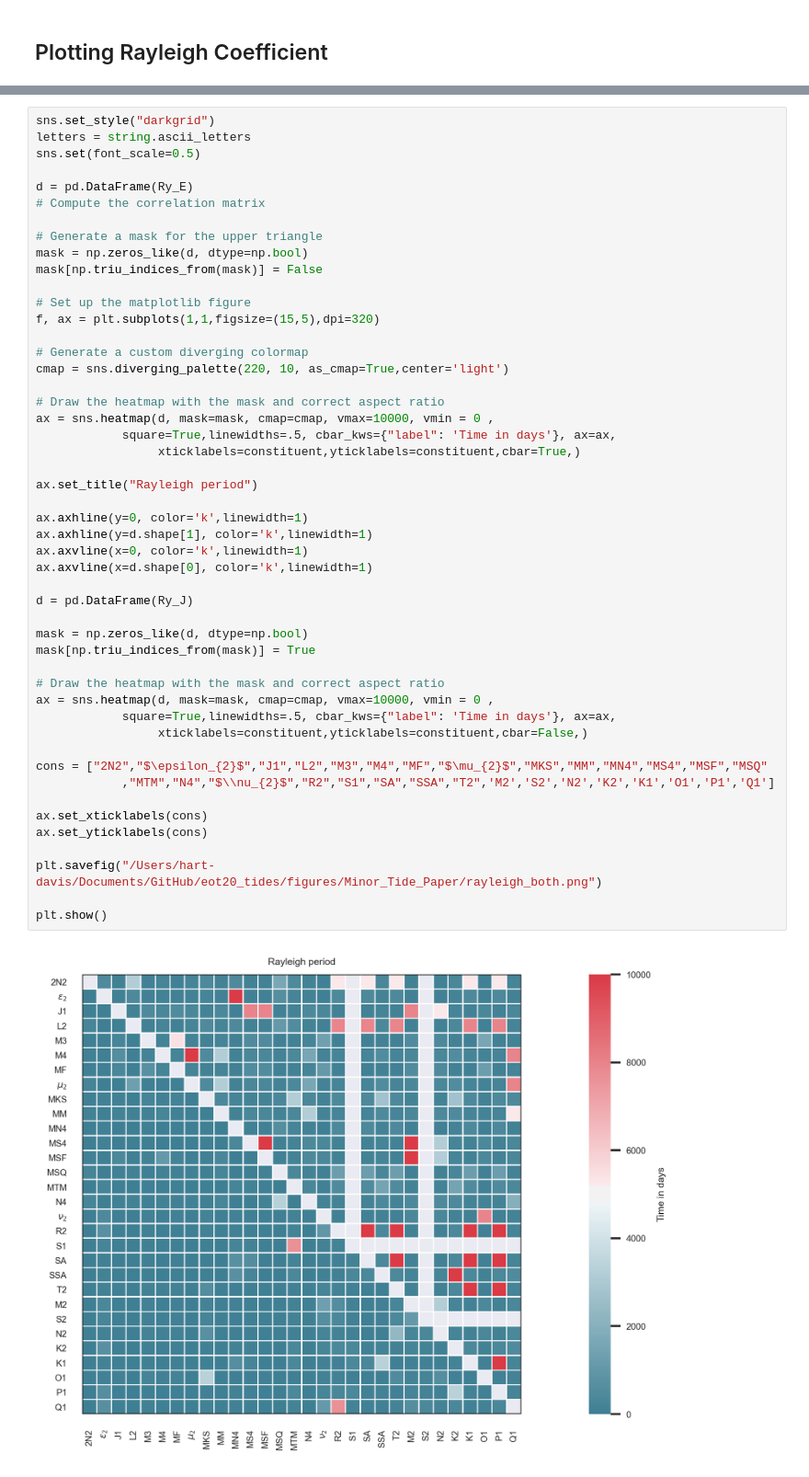
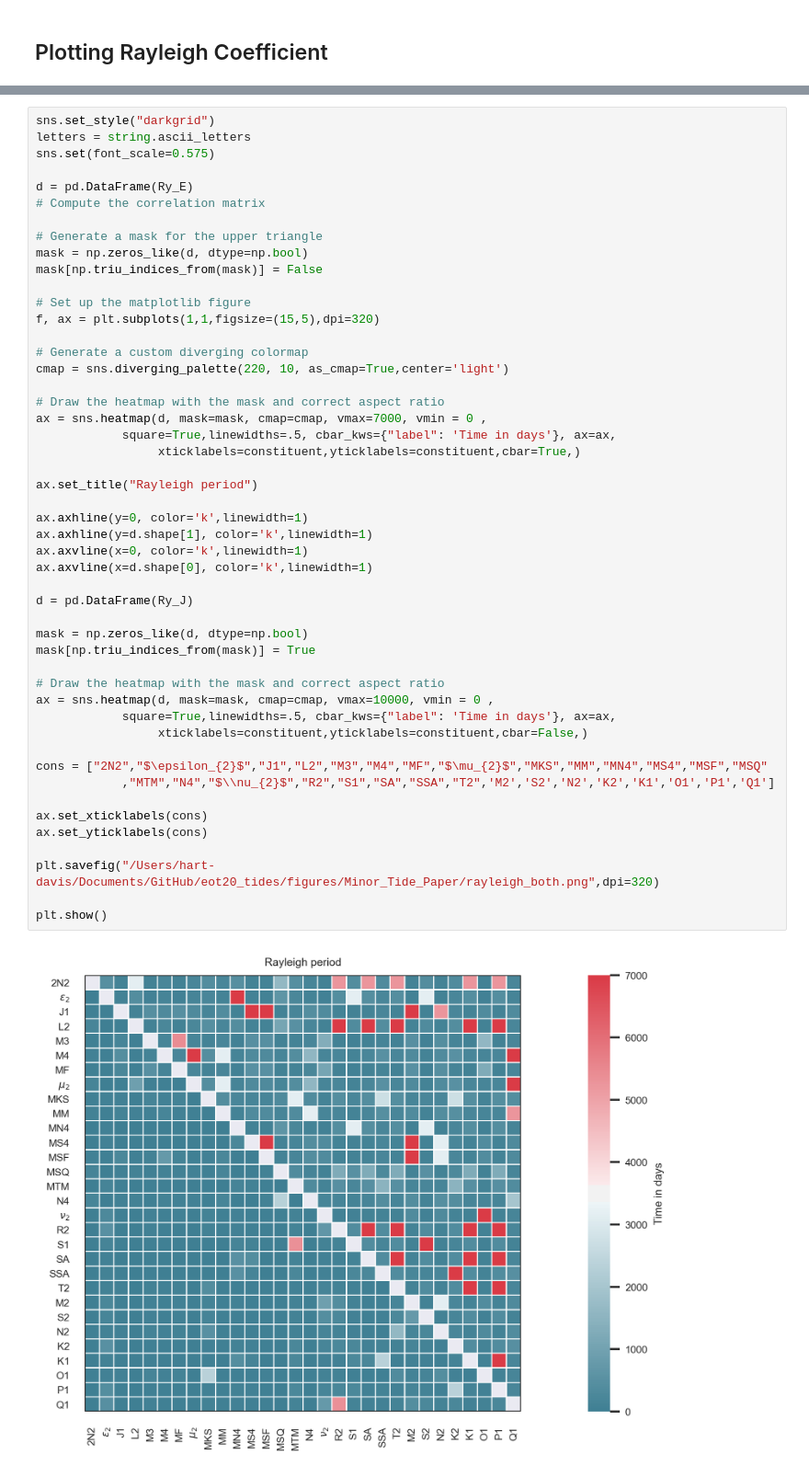
Before and after one commit to hart-davis/alias_periods, a Jupyter notebook: example_rayleigh_period.ipynb, the cells around one changed output, grey strips where cells are left out. Shown at 92% size. Cells and saved outputs as stored; diff of their text form.

Commit message:
fixing the rayleigh period plot

```diff
--- a/example_rayleigh_period.ipynb
+++ b/example_rayleigh_period.ipynb
@@ -189,7 +191,7 @@ plt.show()
 # %%
 sns.set_style("darkgrid")
 letters = string.ascii_letters
-sns.set(font_scale=0.5)
+sns.set(font_scale=0.575)
 
 d = pd.DataFrame(Ry_E)
 # Compute the correlation matrix
@@ -205,35 +207,35 @@ f, ax = plt.subplots(1,1,figsize=(15,5),dpi=320)
 cmap = sns.diverging_palette(220, 10, as_cmap=True,center='light')
 
 # Draw the heatmap with the mask and correct aspect ratio
-ax = sns.heatmap(d, mask=mask, cmap=cmap, vmax=10000, vmin = 0 ,
+ax = sns.heatmap(d, mask=mask, cmap=cmap, vmax=7000, vmin = 0 ,
             square=True,linewidths=.5, cbar_kws={"label": 'Time in days'}, ax=ax,
                  xticklabels=constituent,yticklabels=constituent,cbar=True,)
 
 ax.set_title("Rayleigh period")
 
 ax.axhline(y=0, color='k',linewidth=1)
 ax.axhline(y=d.shape[1], color='k',linewidth=1)
 ax.axvline(x=0, color='k',linewidth=1)
 ax.axvline(x=d.shape[0], color='k',linewidth=1)
 
 d = pd.DataFrame(Ry_J)
 
 mask = np.zeros_like(d, dtype=np.bool)
 mask[np.triu_indices_from(mask)] = True
 
 # Draw the heatmap with the mask and correct aspect ratio
 ax = sns.heatmap(d, mask=mask, cmap=cmap, vmax=10000, vmin = 0 ,
             square=True,linewidths=.5, cbar_kws={"label": 'Time in days'}, ax=ax,
                  xticklabels=constituent,yticklabels=constituent,cbar=False,)
 
 cons = ["2N2","$\epsilon_{2}$","J1","L2","M3","M4","MF","$\mu_{2}$","MKS","MM","MN4","MS4","MSF","MSQ"
             ,"MTM","N4","$\\nu_{2}$","R2","S1","SA","SSA","T2",'M2','S2','N2','K2','K1','O1','P1','Q1']
 
 ax.set_xticklabels(cons)
 ax.set_yticklabels(cons)
 
-plt.savefig("/Users/hart-davis/Documents/GitHub/eot20_tides/figures/Minor_Tide_Paper/rayleigh_both.png")
+plt.savefig("/Users/hart-davis/Documents/GitHub/eot20_tides/figures/Minor_Tide_Paper/rayleigh_both.png",dpi=320)
 
 plt.show()
 # %% [output]
-[figure, old version]
+[figure, new version]
```
Also changed, not shown: parts of 1 cell of this notebook.
